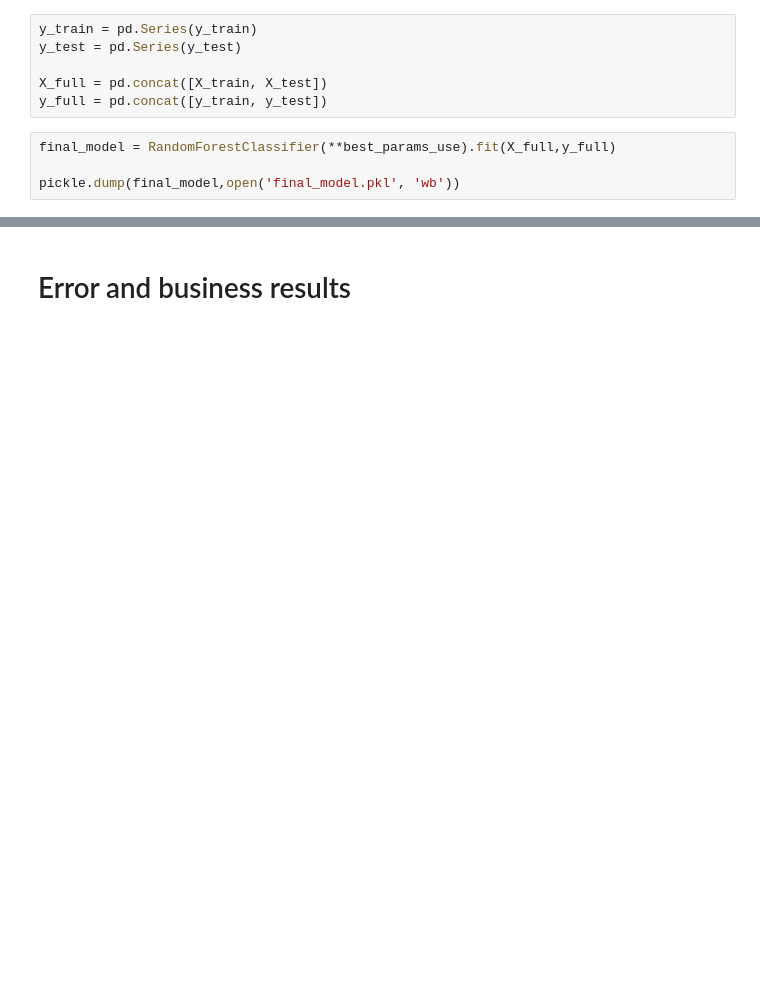
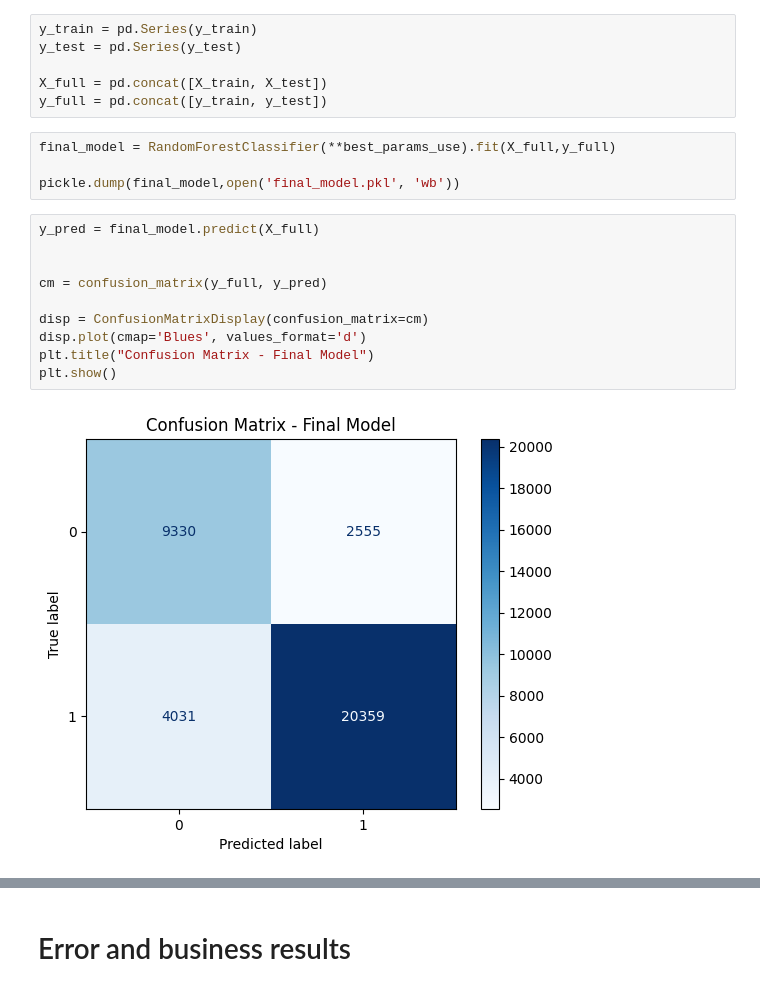
Before and after one commit to rpimenta1/hotel_smart_prediction, a Jupyter notebook: notebooks/projeto_integrador.ipynb, the cells around one changed output, grey strips where cells are left out. Cells and saved outputs as stored; diff of their text form; blank space fills up the shorter version.

```diff
--- a/notebooks/projeto_integrador.ipynb
+++ b/notebooks/projeto_integrador.ipynb
@@ -784,3 +783,15 @@ y_full = pd.concat([y_train, y_test])
 final_model = RandomForestClassifier(**best_params_use).fit(X_full,y_full)
 
 pickle.dump(final_model,open('final_model.pkl', 'wb'))
+# %%
+y_pred = final_model.predict(X_full)
+
+
+cm = confusion_matrix(y_full, y_pred)
+
+disp = ConfusionMatrixDisplay(confusion_matrix=cm)
+disp.plot(cmap='Blues', values_format='d')
+plt.title("Confusion Matrix - Final Model")
+plt.show()
+# %% [output]
+[figure, added]
```
Also changed, not shown: parts of 23 cells of this notebook, 3 other files.
